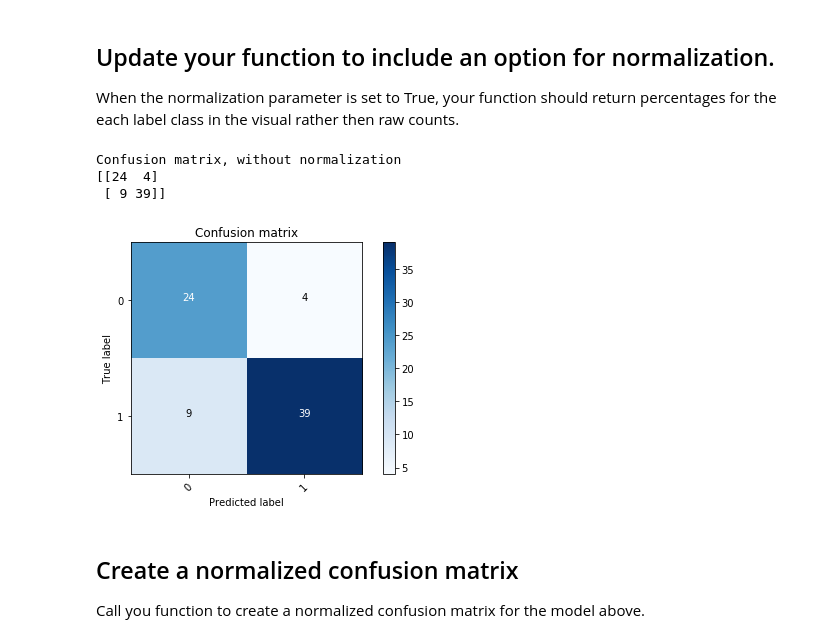
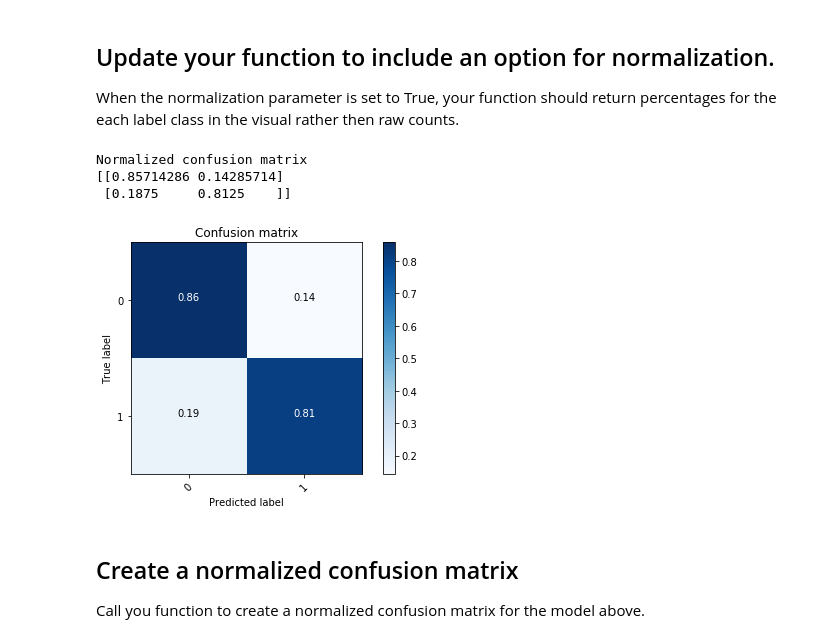
Before and after one commit to emmabernstein1/dsc-3-29-07-visualizing-confusion-matrices-lab-nyc-career-ds-102218, a Jupyter notebook: index.ipynb, the cells around one changed output. Drawn from its saved outputs; the diff is of its cells as text; code cells hidden in the pictures.

```diff
--- a/index.ipynb
+++ b/index.ipynb
@@ -191,38 +191,38 @@ def plot_confusion_matrix(cm, classes,
 
     print(cm)
 
     plt.imshow(cm, interpolation='nearest', cmap=cmap)
     plt.title(title)
     plt.colorbar()
     tick_marks = np.arange(len(classes))
     plt.xticks(tick_marks, classes, rotation=45)
     plt.yticks(tick_marks, classes)
 
     fmt = '.2f' if normalize else 'd'
     thresh = cm.max() / 2.
     for i, j in itertools.product(range(cm.shape[0]), range(cm.shape[1])):
         plt.text(j, i, format(cm[i, j], fmt),
                  horizontalalignment="center",
                  color="white" if cm[i, j] > thresh else "black")
 
     plt.tight_layout()
     plt.ylabel('True label')
     plt.xlabel('Predicted label')
     #Other code should be equivalent to your previous function
 
     #Print the confusion matrix (optional)
     #Create the basic matrix.
     #Add title and Axis Labels
     #Add appropriate Axis Scales
     #Add Labels to Each Cell
     #Add a Side Bar Legend Showing Colors
 
-plot_confusion_matrix(cnf_matrix, set(y))
+plot_confusion_matrix(cnf_matrix, set(y), normalize=True)
 # %% [output]
-Confusion matrix, without normalization
-[[24  4]
- [ 9 39]]
+Normalized confusion matrix
+[[0.85714286 0.14285714]
+ [0.1875     0.8125    ]]
-[figure, old version]
+[figure, new version]
 # %% [markdown]
 ## Create a normalized confusion matrix
 Call you function to create a normalized confusion matrix for the model above.
```
